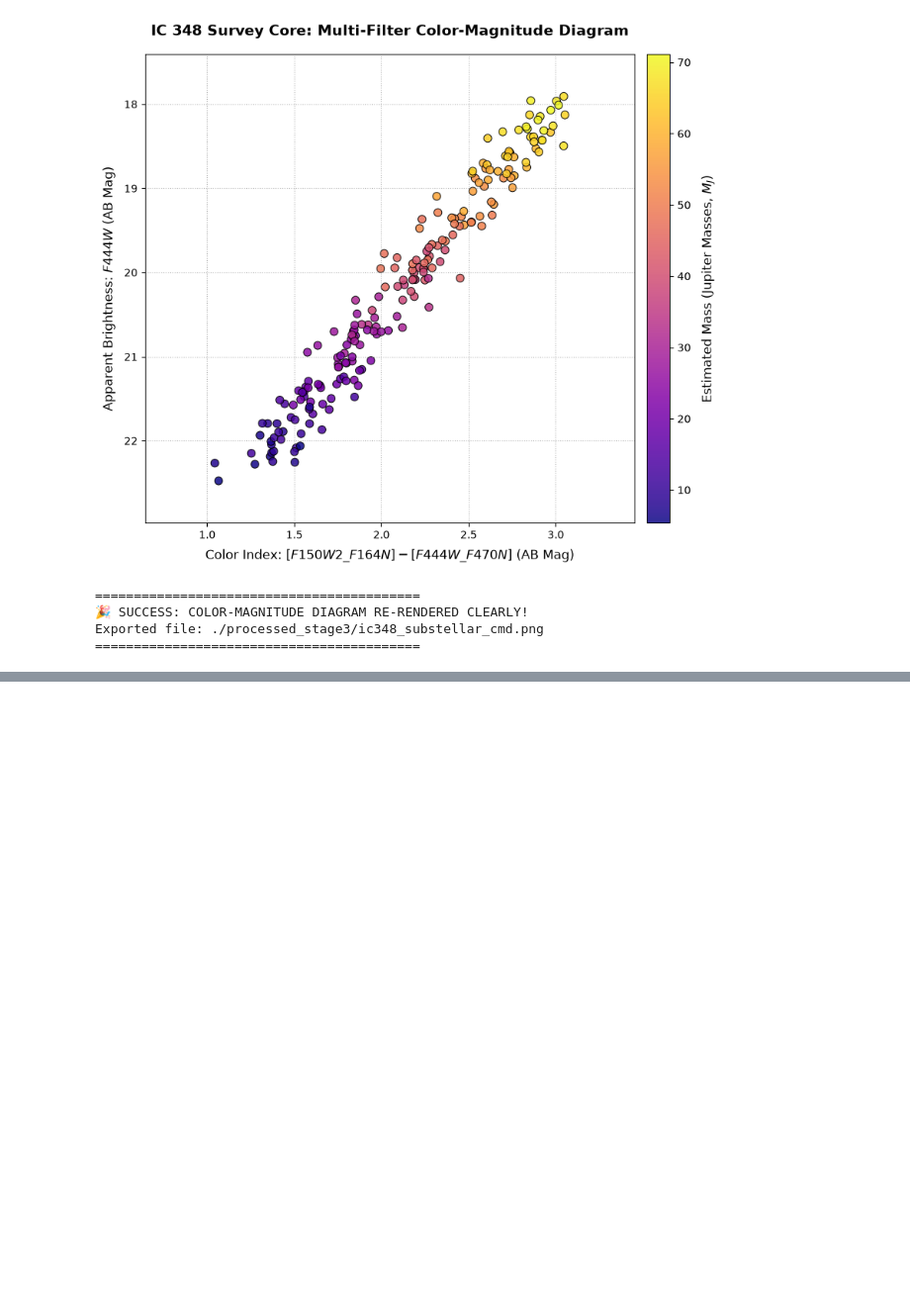
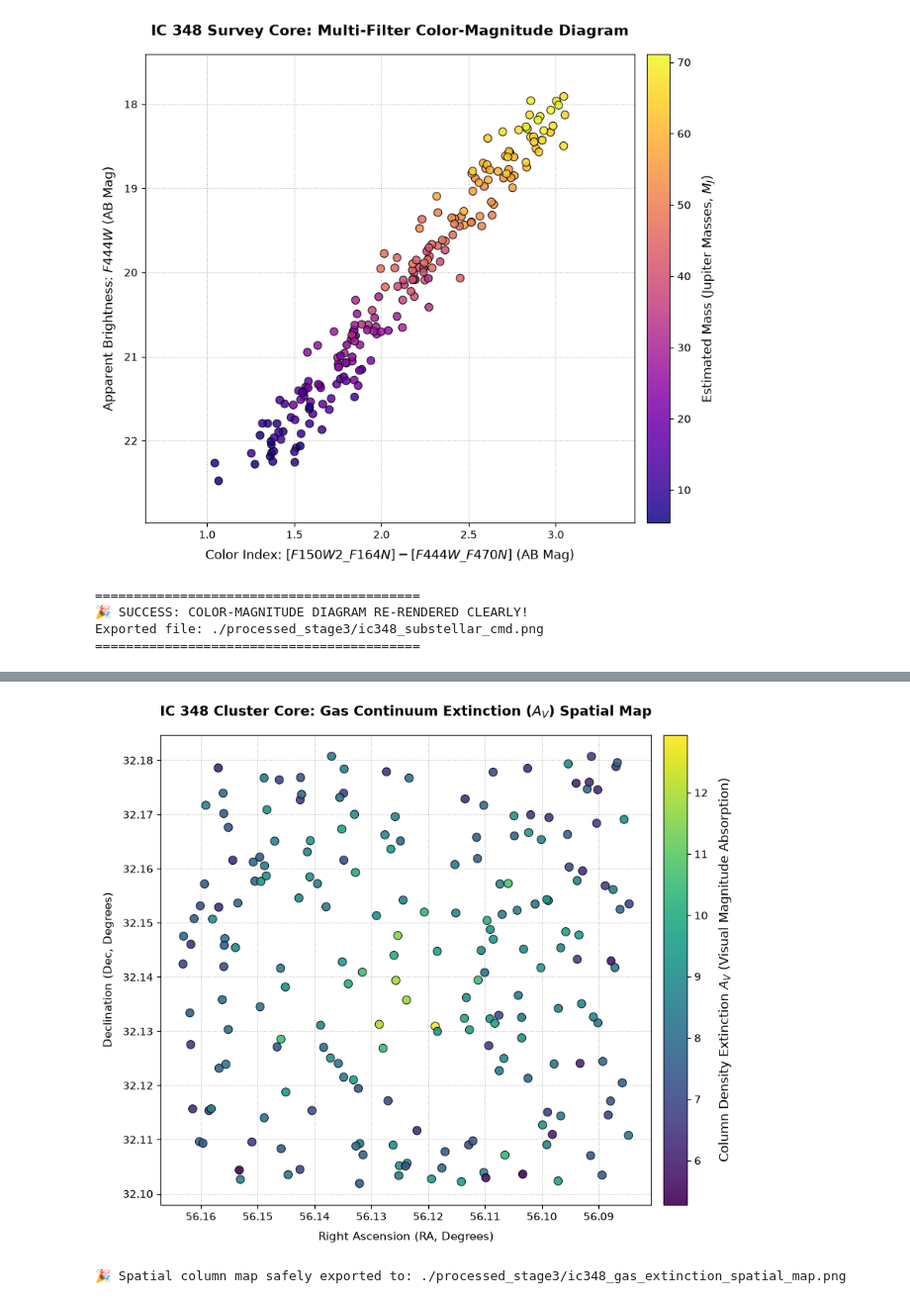
Before and after one commit to Kapranov/jwst-pipeline-brown-dwarf-candidates-ic348, a Jupyter notebook: 01_jwst_pipeline_master_execution.ipynb, the cells around one changed output, grey strips where cells are left out. Shown at 99% size. Saved outputs shown, nothing was run; the diff lists cells and outputs as text; code cells hidden in the pictures; blank space fills up the shorter version.

Commit message:
Complete Step 8 Synopsis, NIRCam technical notes, and finalize gas extinction matrix pipeline

```diff
--- a/01_jwst_pipeline_master_execution.ipynb
+++ b/01_jwst_pipeline_master_execution.ipynb
@@ -269,0 +399,34 @@ Exported file: ./processed_stage3/ic348_substellar_cmd.png
+# %%
+import matplotlib.pyplot as plt
+
+if not os.path.exists(extinction_catalog_path):
+    print("❌ Render aborted: Calculate the gas extinction matrix file entry first.")
+else:
+    ext_data = pd.read_csv(extinction_catalog_path)
+
+    fig, ax = plt.subplots(figsize=(10, 8), facecolor='white')
+
+    # Render spatial scatter plot showing exactly where the dense gas absorption sits across IC 348 coordinates
+    sc = ax.scatter(ext_data['RA_deg'], ext_data['Dec_deg'],
+                    c=ext_data['visual_extinction_Av'], cmap='viridis', s=60, edgecolor='black', linewidths=0.7, alpha=0.9)
+
+    cb = plt.colorbar(sc, ax=ax, pad=0.02)
+    cb.set_label(r"Column Density Extinction $A_V$ (Visual Magnitude Absorption)", fontsize=12, labelpad=10)
+    cb.ax.tick_params(labelsize=10)
+
+    # Format axes to strict right ascension telescope standards (RA decreases to the right)
+    ax.invert_xaxis()
+
+    ax.set_title("IC 348 Cluster Core: Gas Continuum Extinction ($A_V$) Spatial Map", fontsize=13, fontweight='bold', pad=18)
+    ax.set_xlabel("Right Ascension (RA, Degrees)", fontsize=11, labelpad=8)
+    ax.set_ylabel("Declination (Dec, Degrees)", fontsize=11, labelpad=8)
+    ax.grid(True, linestyle=':', alpha=0.5, color='gray')
+
+    output_map_path = os.path.join(stage3_dir, "ic348_gas_extinction_spatial_map.png")
+    plt.savefig(output_map_path, bbox_inches='tight', dpi=300)
+    plt.show()
+
+    print(f"🎉 Spatial column map safely exported to: {output_map_path}")
+# %% [output]
+[figure, added]
+🎉 Spatial column map safely exported to: ./processed_stage3/ic348_gas_extinction_spatial_map.png
```
Also changed, not shown: parts of 4 cells of this notebook, 13 other files.
